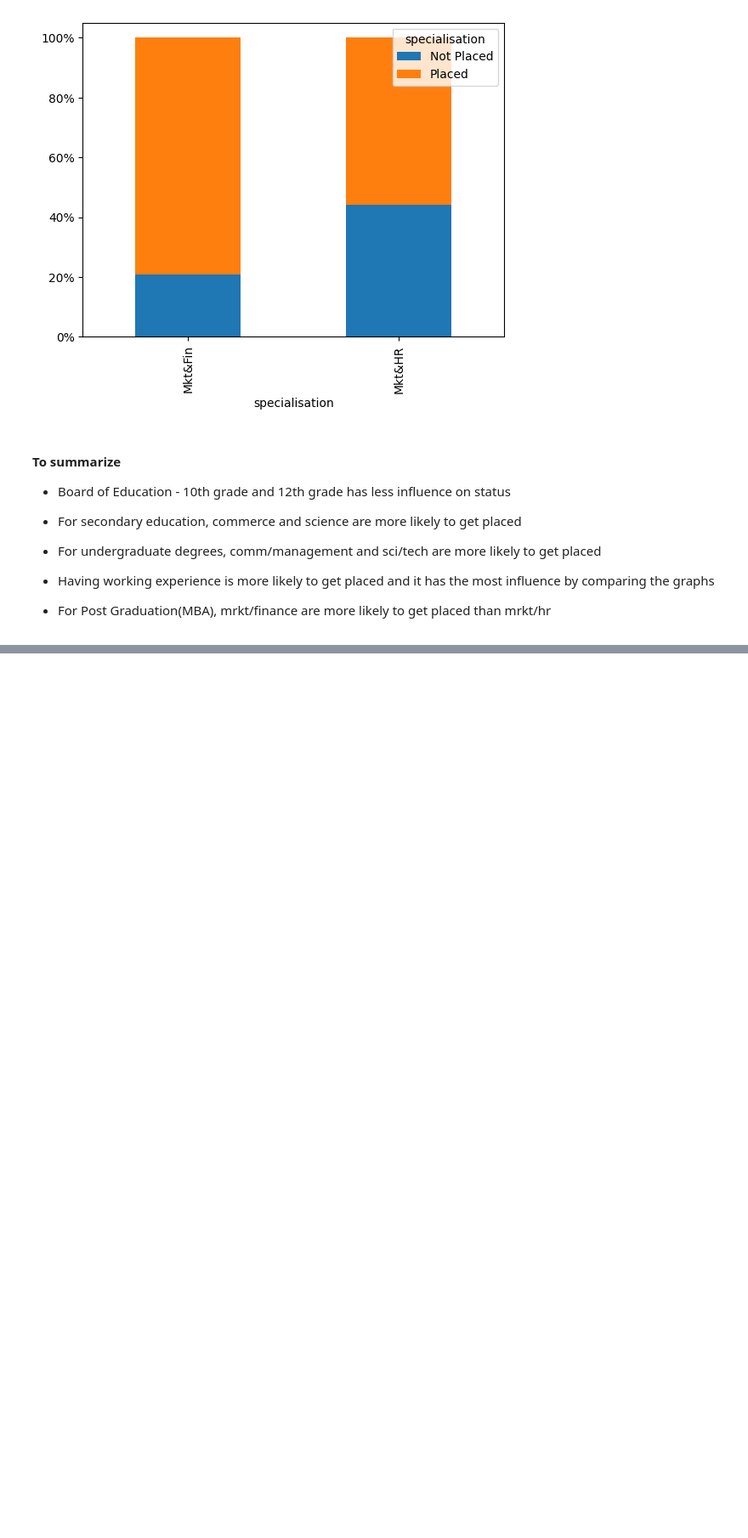
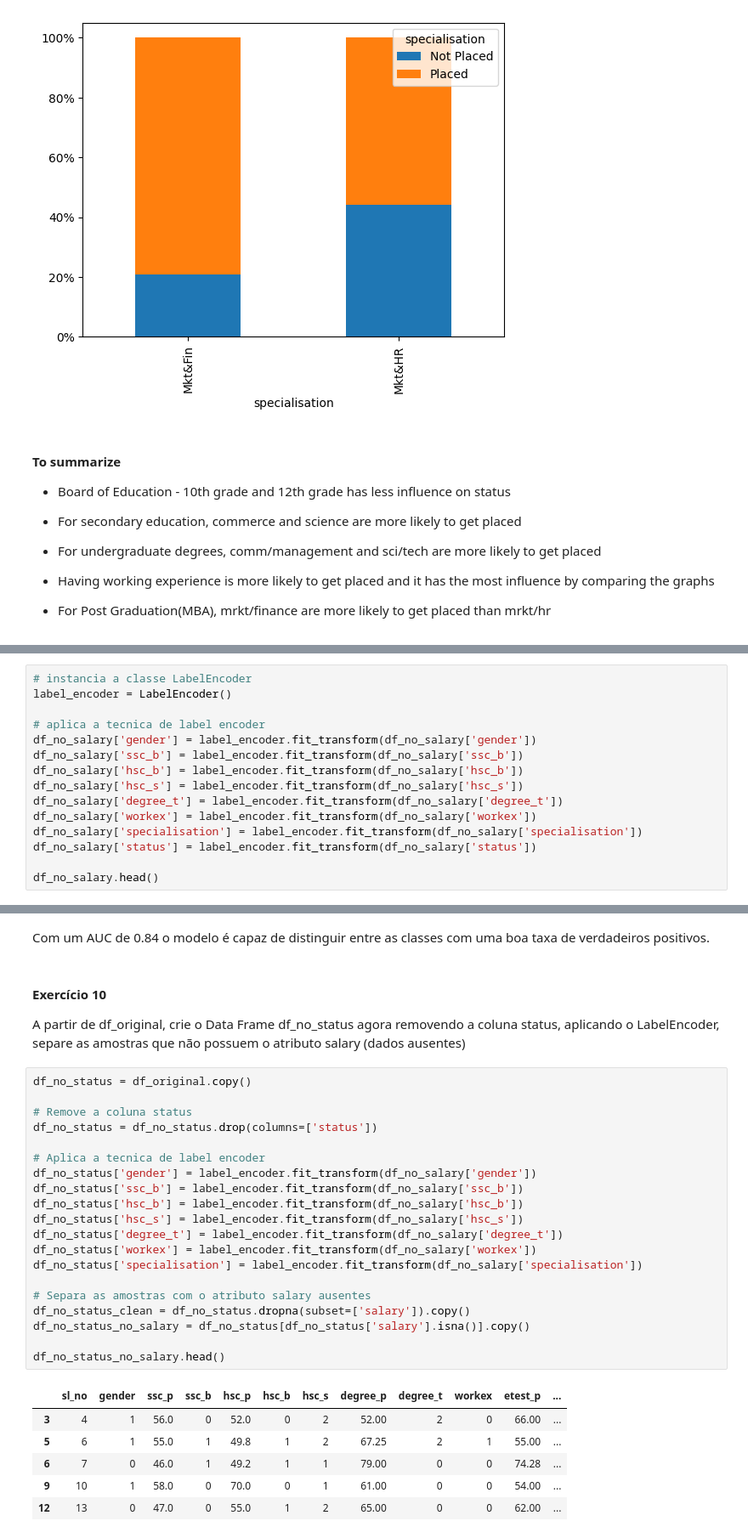
Before and after one commit to lucioew28/avaliacao_c2_a1_adac, a Jupyter notebook: main.ipynb, the cells around one changed output, grey strips where cells are left out. Shown at 85% size. Cells and saved outputs as stored; diff of their text form; blank space fills up the shorter version.

```diff
--- a/main.ipynb
+++ b/main.ipynb
@@ -302,0 +333,15 @@ plt.show()
+# %%
+# instancia a classe LabelEncoder
+label_encoder = LabelEncoder()
+
+# aplica a tecnica de label encoder
+df_no_salary['gender'] = label_encoder.fit_transform(df_no_salary['gender'])
+df_no_salary['ssc_b'] = label_encoder.fit_transform(df_no_salary['ssc_b'])
+df_no_salary['hsc_b'] = label_encoder.fit_transform(df_no_salary['hsc_b'])
+df_no_salary['hsc_s'] = label_encoder.fit_transform(df_no_salary['hsc_s'])
+df_no_salary['degree_t'] = label_encoder.fit_transform(df_no_salary['degree_t'])
+df_no_salary['workex'] = label_encoder.fit_transform(df_no_salary['workex'])
+df_no_salary['specialisation'] = label_encoder.fit_transform(df_no_salary['specialisation'])
+df_no_salary['status'] = label_encoder.fit_transform(df_no_salary['status'])
+
+df_no_salary.head()
@@ -302,0 +440,32 @@ plt.show()
+# %% [markdown]
+<p>Com um AUC de 0.84 o modelo é capaz de distinguir entre as classes com uma boa taxa de verdadeiros positivos.</p>
+# %% [markdown]
+<h4>Exercício 10</h4>
+<p>A partir de df_original, crie o Data Frame df_no_status agora removendo a coluna status,  aplicando o LabelEncoder, separe as amostras que não possuem o atributo salary (dados ausentes)</p>
+# %%
+df_no_status = df_original.copy()
+
+# Remove a coluna status
+df_no_status = df_no_status.drop(columns=['status'])
+
+# Aplica a tecnica de label encoder
+df_no_status['gender'] = label_encoder.fit_transform(df_no_salary['gender'])
+df_no_status['ssc_b'] = label_encoder.fit_transform(df_no_salary['ssc_b'])
+df_no_status['hsc_b'] = label_encoder.fit_transform(df_no_salary['hsc_b'])
+df_no_status['hsc_s'] = label_encoder.fit_transform(df_no_salary['hsc_s'])
+df_no_status['degree_t'] = label_encoder.fit_transform(df_no_salary['degree_t'])
+df_no_status['workex'] = label_encoder.fit_transform(df_no_salary['workex'])
+df_no_status['specialisation'] = label_encoder.fit_transform(df_no_salary['specialisation'])
+
+# Separa as amostras com o atributo salary ausentes
+df_no_status_clean = df_no_status.dropna(subset=['salary']).copy()
+df_no_status_no_salary = df_no_status[df_no_status['salary'].isna()].copy()
+
+df_no_status_no_salary.head()
+# %% [output]
+|  | sl_no | gender | ssc_p | ssc_b | hsc_p | hsc_b | hsc_s | degree_p | degree_t | workex | etest_p | ... |
+| 3 | 4 | 1 | 56.0 | 0 | 52.0 | 0 | 2 | 52.00 | 2 | 0 | 66.00 | ... |
+| 5 | 6 | 1 | 55.0 | 1 | 49.8 | 1 | 2 | 67.25 | 2 | 1 | 55.00 | ... |
+| 6 | 7 | 0 | 46.0 | 1 | 49.2 | 1 | 1 | 79.00 | 0 | 0 | 74.28 | ... |
+| 9 | 10 | 1 | 58.0 | 0 | 70.0 | 0 | 1 | 61.00 | 0 | 0 | 54.00 | ... |
+| 12 | 13 | 0 | 47.0 | 0 | 55.0 | 1 | 2 | 65.00 | 0 | 0 | 62.00 | ... |
```
Also changed, not shown: parts of 12 cells of this notebook.
